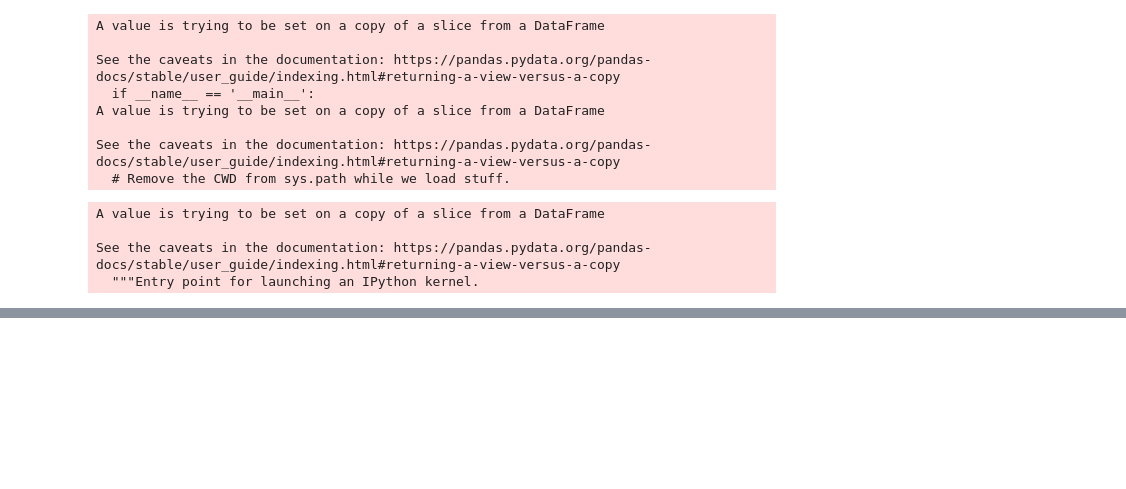
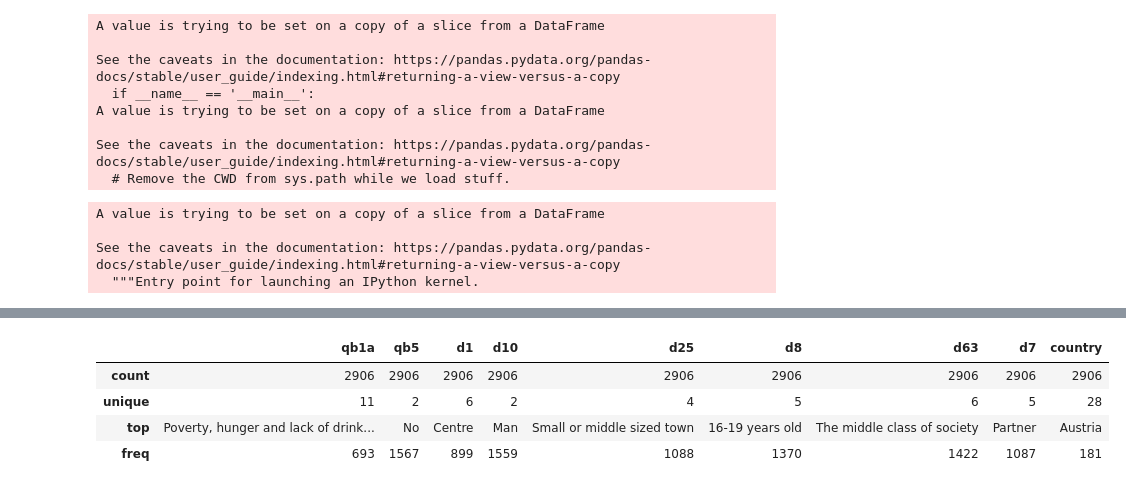
Before and after one commit to claudiagiuspoli/pro-environmental-behaviour, a Jupyter notebook: data viz.ipynb, the cells around one changed output, grey strips where cells are left out. Saved outputs shown, nothing was run; the diff lists cells and outputs as text; code cells hidden in the pictures; blank space fills up the shorter version.

```diff
--- a/data viz.ipynb
+++ b/data viz.ipynb
@@ -1052,0 +1069,8 @@ communities_map.save('CP.html')
+# %%
+df2.describe(include=np.object)
+# %% [output]
+|  | qb1a | qb5 | d1 | d10 | d25 | d8 | d63 | d7 | country |
+| count | 2906 | 2906 | 2906 | 2906 | 2906 | 2906 | 2906 | 2906 | 2906 |
+| unique | 11 | 2 | 6 | 2 | 4 | 5 | 6 | 5 | 28 |
+| top | Poverty, hunger and lack of drink... | No | Centre | Man | Small or middle sized town | 16-19 years old | The middle class of society | Partner | Austria |
+| freq | 693 | 1567 | 899 | 1559 | 1088 | 1370 | 1422 | 1087 | 181 |
```
Also changed, not shown: parts of 7 cells of this notebook, 2 other files.
